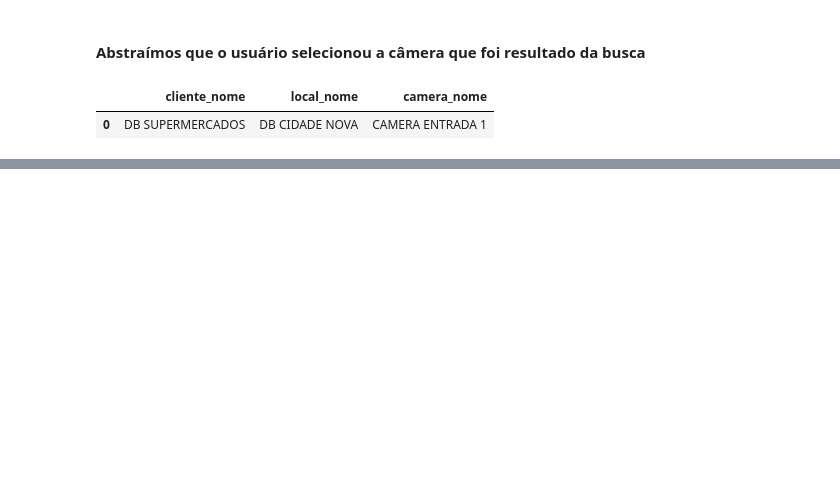
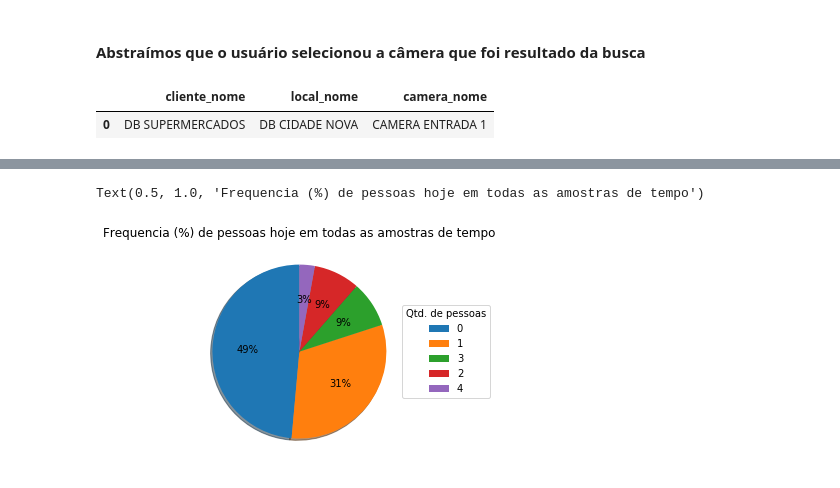
Before and after one commit to rafaelaprm/people_counter_dashboard, a Jupyter notebook: PrototipoDashboard.ipynb, the cells around one changed output, grey strips where cells are left out. Drawn from its saved outputs; the diff is of its cells as text; code cells hidden in the pictures; blank space fills up the shorter version.

```diff
--- a/PrototipoDashboard.ipynb
+++ b/PrototipoDashboard.ipynb
@@ -177,0 +230,7 @@ contagem.describe()
+# %%
+plt.pie(qtd_pessoas, autopct = "%.f%%", shadow=True, startangle=90)
+plt.legend(qtd_pessoas.index, title="Qtd. de pessoas",loc="center right", bbox_to_anchor=(1, 0, 0.4, 1))
+plt.title("Frequencia (%) de pessoas hoje em todas as amostras de tempo")
+# %% [output]
+Text(0.5, 1.0, 'Frequencia (%) de pessoas hoje em todas as amostras de tempo')
+[figure, added]
```
Also changed, not shown: parts of 20 cells of this notebook.
